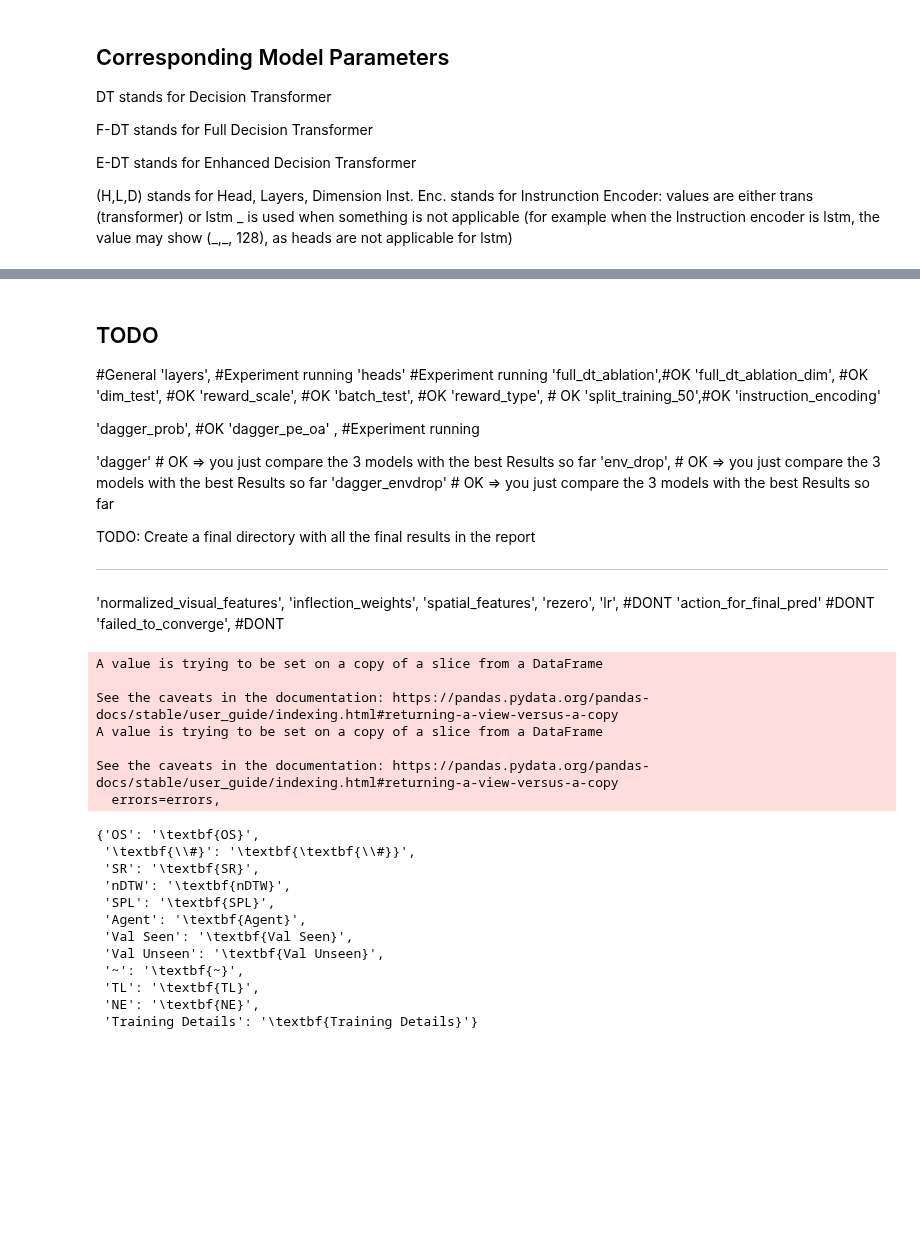
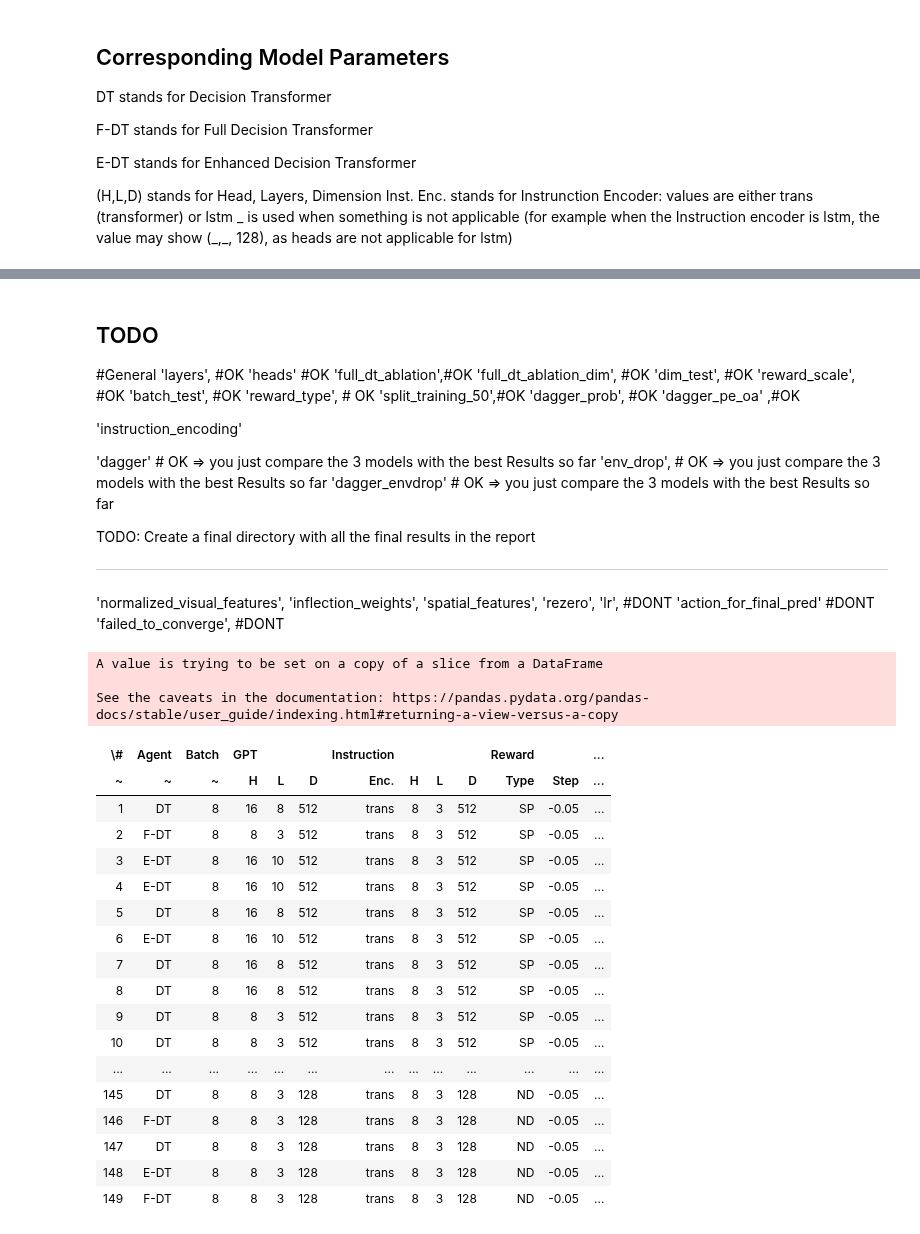
Before and after one commit to rafiberlin/VLN-CE, a Jupyter notebook: for_report_only.ipynb, the cells around one changed output, grey strips where cells are left out. Drawn from its saved outputs; the diff is of its cells as text; code cells hidden in the pictures; blank space fills up the shorter version.

Commit message:
New conf

```diff
--- a/for_report_only.ipynb
+++ b/for_report_only.ipynb
@@ -425,9 +408,12 @@ c = "List of experiments' configurations. \
 \\newline Concerning the Reward section: The 3 types are Sparse Reward To Go ('SP'), Point Goal Navigation To Go ('PG') and nDTW to Go ('ND'). \
 \\newline Concerning the DAGGER section: 'Prob.'' stands for probability, 'It.'' stands for iteration. Up. stands for Update Size. OA stands for Oracle Actions (whether the teacher forcing relies on the oracle's or agent's prediction). PE stands for Perfect Episodes (where unsuccessful episodes are discarded for DAGGER). )\
 \\newline Concerning the Training Split section: 'Pre' stands for Pre-Training. 'AUG' refers to augmented data (e.g. training and EnvDrop split together). The last column, 'Epoch' shows the training epoch for the best model."
-d.rename(columns = get_column_to_rename(d.columns)).to_latex(buf="./latex/config_list.tex", index=False, column_format= "@{\\hskip3pt}c"*len(d.columns), longtable=True, caption=c)
+d.replace("_","\_",inplace=True)
 
-#   \# & Model & Batch & \multicolumn{3}{c}{GPT} & \multicolumn{4}{c}{Instruction} & \multicolumn{3}{c}{Reward} & \multicolumn{5}{c}{DAGGER} & \multicolumn{2}{c}{Train Split} & Epoch \\
+d.rename(columns = {"#":escaped_col_num}, inplace=True)
+d.rename(columns = get_column_to_rename(d.columns)).to_latex(buf="./latex/config_list.tex", index=False, column_format= "@{\\hskip3pt}c"*len(d.columns), longtable=True, caption=c, escape=False)
+
+# \label{tab:all-configs-final}
 #   \cmidrule(l){4-6} \cmidrule(l){7-10} \cmidrule(l){11-13} \cmidrule(l){14-18} \cmidrule(l){19-20}
 # %%
 experiment_paths = "latex/report_results"
@@ -483,8 +488,8 @@ experiment_dict = get_experiment_dict(experiment_paths, experiments)
 ## TODO
 
  #General
- 'layers', #Experiment running
- 'heads' #Experiment running
+ 'layers', #OK
+ 'heads' #OK
  'full_dt_ablation',#OK
  'full_dt_ablation_dim', #OK
  'dim_test', #OK
@@ -492,10 +497,12 @@ experiment_dict = get_experiment_dict(experiment_paths, experiments)
  'batch_test', #OK
  'reward_type', # OK
  'split_training_50',#OK
- 'instruction_encoding'
+ 'dagger_prob', #OK
+ 'dagger_pe_oa' ,#OK
 
- 'dagger_prob', #OK
- 'dagger_pe_oa' , #Experiment running
+'instruction_encoding'
+
+
 
 
 
@@ -533,9 +540,10 @@ def create_experiment_results(res_tab, search, experiment_name, report_conf_list
     rows = list(summation)
     #return res[rows]
 
-    da_train = [ "" if e == "_" else "DA" for e in report_conf_list[rows]["DAGGER"]["Prob."]  ]
-    pre_train = [ "" if e  == "_" else f"({e})*" for e in report_conf_list[rows]["Train Split"]["Pre"] ]
-    train = [ "" if e == "_" else e for e in report_conf_list[rows]["Train Split"]["Current"]  ]
+    none = "\\_"
+    da_train = [ "" if e == none else "DA" for e in report_conf_list[rows]["DAGGER"]["Prob."]  ]
+    pre_train = [ "" if e  == none else f"({e})*" for e in report_conf_list[rows]["Train Split"]["Pre"] ]
+    train = [ "" if e == none else e for e in report_conf_list[rows]["Train Split"]["Current"]  ]
     #conf_ids = [ "See table \ref{tab:all-configs-final} with config \# " + str(id) for id in d[rows]["#"]["-"]]
 
     zipped = zip(pre_train, train,da_train )
@@ -554,7 +562,9 @@ def create_experiment_results(res_tab, search, experiment_name, report_conf_list
     rename_list = get_column_to_rename(r.columns)
     r.sort_values([("Agent",default_subcolumn), (escaped_col_num,default_subcolumn)], inplace=True)
     r.rename(columns = rename_list, inplace=True)
-    r.to_latex(buf=f"./latex/{experiment_name}.tex", index=False, column_format= "@{\\hskip3pt}c"*len(res.columns), caption=c, escape=False)
+    res_cap = "Subset of experiments' results, grouped by agent and ranked by descending SPL on the Validation Unseen data split. The rank in column \\# is also used as a look up id in table \\ref{tab:all-configs-final} to link the corresponding training configuration. \
+    \\newline The agents are based on Decision Transformer ('DT'), Enhanced Decision Transformer ('E-DT') or Full Decision Transformer ('F-DT')."
+    r.to_latex(buf=f"./latex/{experiment_name}.tex", index=False, column_format= "@{\\hskip3pt}c"*len(r.columns), caption='\label{tab:'+experiment_name+'}'+res_cap, escape=False)
 
     return res[rows]
 # \cmidrule(l){4-9} \cmidrule(l){10-15}
@@ -565,21 +575,24 @@ for k, v in experiment_dict.items():
 A value is trying to be set on a copy of a slice from a DataFrame
 
 See the caveats in the documentation: https://pandas.pydata.org/pandas-docs/stable/user_guide/indexing.html#returning-a-view-versus-a-copy
-A value is trying to be set on a copy of a slice from a DataFrame
-
-See the caveats in the documentation: https://pandas.pydata.org/pandas-docs/stable/user_guide/indexing.html#returning-a-view-versus-a-copy
-  errors=errors,
 # %%
+html_display(d)
 # %% [output]
-{'OS': '\textbf{OS}',
- '\textbf{\\#}': '\textbf{\textbf{\\#}}',
- 'SR': '\textbf{SR}',
- 'nDTW': '\textbf{nDTW}',
- 'SPL': '\textbf{SPL}',
- 'Agent': '\textbf{Agent}',
- 'Val Seen': '\textbf{Val Seen}',
- 'Val Unseen': '\textbf{Val Unseen}',
- '~': '\textbf{~}',
- 'TL': '\textbf{TL}',
- 'NE': '\textbf{NE}',
- 'Training Details': '\textbf{Training Details}'}
+| \# | Agent | Batch | GPT |  |  | Instruction |  |  |  | Reward |  | ... |
+| ~ | ~ | ~ | H | L | D | Enc. | H | L | D | Type | Step | ... |
+| 1 | DT | 8 | 16 | 8 | 512 | trans | 8 | 3 | 512 | SP | -0.05 | ... |
+| 2 | F-DT | 8 | 8 | 3 | 512 | trans | 8 | 3 | 512 | SP | -0.05 | ... |
+| 3 | E-DT | 8 | 16 | 10 | 512 | trans | 8 | 3 | 512 | SP | -0.05 | ... |
+| 4 | E-DT | 8 | 16 | 10 | 512 | trans | 8 | 3 | 512 | SP | -0.05 | ... |
+| 5 | DT | 8 | 16 | 8 | 512 | trans | 8 | 3 | 512 | SP | -0.05 | ... |
+| 6 | E-DT | 8 | 16 | 10 | 512 | trans | 8 | 3 | 512 | SP | -0.05 | ... |
+| 7 | DT | 8 | 16 | 8 | 512 | trans | 8 | 3 | 512 | SP | -0.05 | ... |
+| 8 | DT | 8 | 16 | 8 | 512 | trans | 8 | 3 | 512 | SP | -0.05 | ... |
+| 9 | DT | 8 | 8 | 3 | 512 | trans | 8 | 3 | 512 | SP | -0.05 | ... |
+| 10 | DT | 8 | 8 | 3 | 512 | trans | 8 | 3 | 512 | SP | -0.05 | ... |
+| ... | ... | ... | ... | ... | ... | ... | ... | ... | ... | ... | ... | ... |
+| 145 | DT | 8 | 8 | 3 | 128 | trans | 8 | 3 | 128 | ND | -0.05 | ... |
+| 146 | F-DT | 8 | 8 | 3 | 128 | trans | 8 | 3 | 128 | ND | -0.05 | ... |
+| 147 | DT | 8 | 8 | 3 | 128 | trans | 8 | 3 | 128 | ND | -0.05 | ... |
+| 148 | E-DT | 8 | 8 | 3 | 128 | trans | 8 | 3 | 128 | ND | -0.05 | ... |
+| 149 | F-DT | 8 | 8 | 3 | 128 | trans | 8 | 3 | 128 | ND | -0.05 | ... |
```
Also changed, not shown: parts of 5 cells of this notebook.
